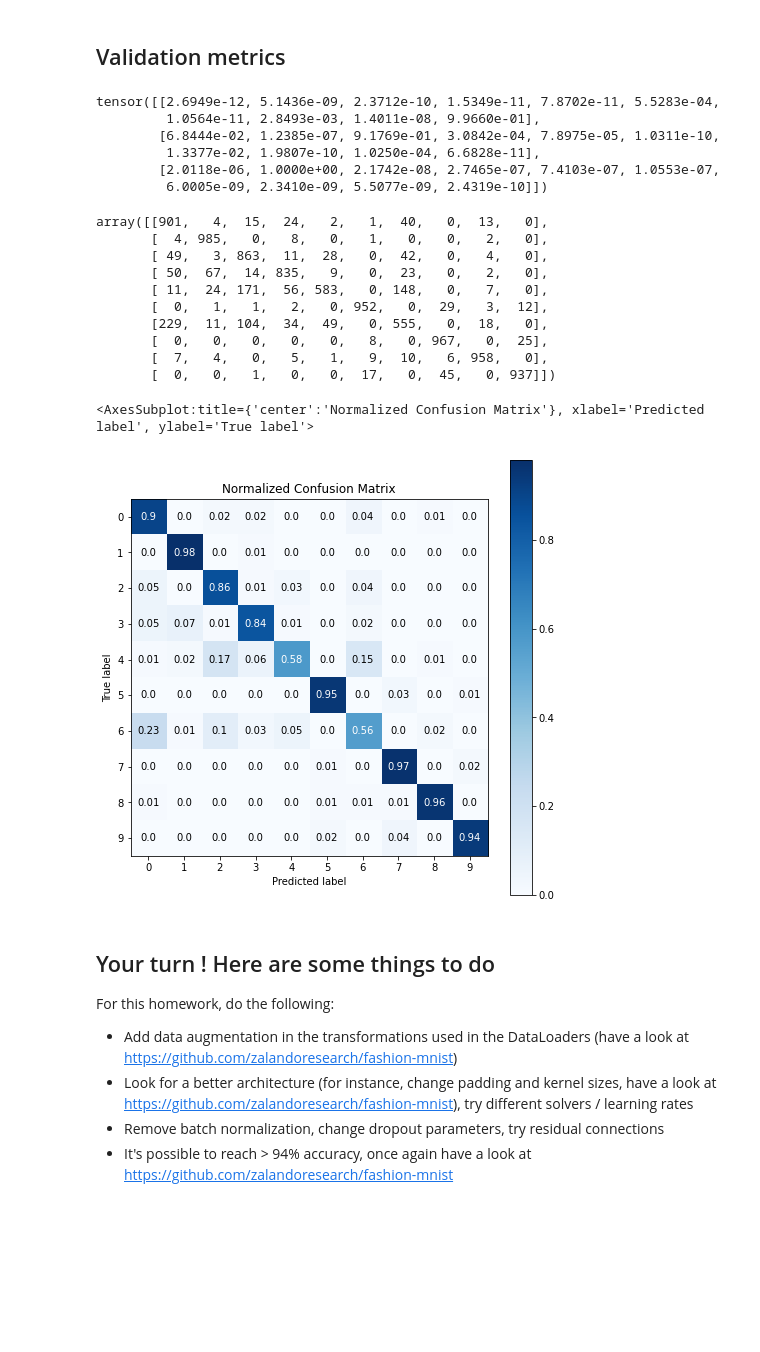
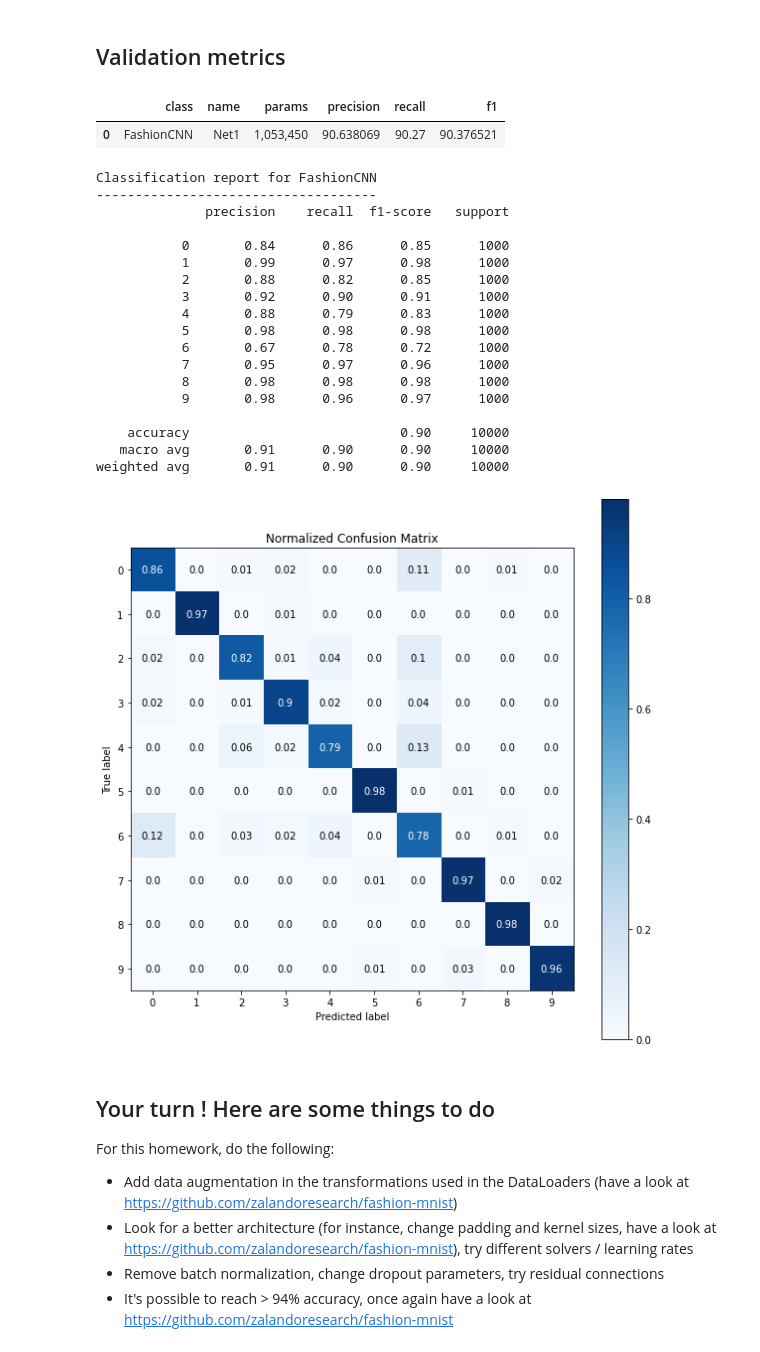
Before and after one commit to JLechuga94/DeepLearning, a Jupyter notebook: T4/tutorial04a.ipynb, the cells around one changed output. Drawn from its saved outputs; the diff is of its cells as text; code cells hidden in the pictures; blank space fills up the shorter version.

Commit message:
Reworked notebook, added performance metrics

```diff
--- a/T4/tutorial04a.ipynb
+++ b/T4/tutorial04a.ipynb
@@ -118,7 +294,7 @@ Since we will use pytorch-lightning, our class needs to inherit from pl.Lightnin
 # %%
 class FashionCNN(pl.LightningModule):
 
-    def __init__(self):
+    def __init__(self, model_name):
         super(FashionCNN, self).__init__()
 
         # First convolutional block
@@ -152,6 +328,7 @@ class FashionCNN(pl.LightningModule):
         self.drop2 = nn.Dropout2d(0.3)
         self.fc3 = nn.Linear(in_features=120, out_features=10)
         self.accuracy = pl.metrics.Accuracy()
+        self.name = model_name
 
     def encoder(self, x):
         out = self.conv_block1(x)
@@ -184,9 +361,11 @@ class FashionCNN(pl.LightningModule):
         return loss
 
     def training_step(self, batch, batch_idx):
+        self.train()
         return self._step_util(batch, batch_idx, "train")
 
     def validation_step(self, batch, batch_idx):
+        self.eval()
         return self._step_util(batch, batch_idx, "valid")
 
     def configure_optimizers(self):
@@ -219,0 +373,2 @@ tensor([[-0.1912,  0.0099, -0.0815,  0.0891, -0.1768,  0.5626,  0.3856, -0.3285,
+# %%
+net = FashionCNN("Net1")
@@ -242,9 +400,7 @@ FashionCNN(
 # %%
 # Initialize a trainer
 trainer = pl.Trainer(gpus=gpu, progress_bar_refresh_rate=20, fast_dev_run=True)
-
-# Train the model ⚡
-trainer.fit(net, train_dataloader=train_loader, val_dataloaders=valid_loader)
+trainer.fit(net, train_dataloader=dataloaders['train'], val_dataloaders=dataloaders['val'])
 # %% [output]
 GPU available: True, used: True
 TPU available: None, using: 0 TPU cores
@@ -327,6 +474,6 @@ Reusing TensorBoard on port 6006 (pid 153347), started 3:47:11 ago. (Use '!kill
 # %%
 trainer = pl.Trainer(gpus=gpu, max_epochs=num_epochs, progress_bar_refresh_rate=20)
-trainer.fit(net, train_dataloader=train_loader, val_dataloaders=valid_loader)
+trainer.fit(net, train_dataloader=dataloaders['train'], val_dataloaders=dataloaders['val'])
 # %% [output]
 GPU available: True, used: True
 TPU available: None, using: 0 TPU cores
@@ -368,9 +500,0 @@ scores = F.softmax(predictions, dim=1)
-# %%
-scores[:3].detach()
-# %% [output]
-tensor([[2.6949e-12, 5.1436e-09, 2.3712e-10, 1.5349e-11, 7.8702e-11, 5.5283e-04,
-         1.0564e-11, 2.8493e-03, 1.4011e-08, 9.9660e-01],
-        [6.8444e-02, 1.2385e-07, 9.1769e-01, 3.0842e-04, 7.8975e-05, 1.0311e-10,
-         1.3377e-02, 1.9807e-10, 1.0250e-04, 6.6828e-11],
-        [2.0118e-06, 1.0000e+00, 2.1742e-08, 2.7465e-07, 7.4103e-07, 1.0553e-07,
-         6.0005e-09, 2.3410e-09, 5.5077e-09, 2.4319e-10]])
@@ -379,26 +501,30 @@ tensor([[2.6949e-12, 5.1436e-09, 2.3712e-10, 1.5349e-11, 7.8702e-11, 5.5283e-04,
-# %%
-import matplotlib.pyplot as plt
-from sklearn.metrics import confusion_matrix
-import scikitplot as skplt
-
-cm = confusion_matrix(fmnist_valid.targets, scores.argmax(dim=1))
-cm
-# %% [output]
-array([[901,   4,  15,  24,   2,   1,  40,   0,  13,   0],
-       [  4, 985,   0,   8,   0,   1,   0,   0,   2,   0],
-       [ 49,   3, 863,  11,  28,   0,  42,   0,   4,   0],
-       [ 50,  67,  14, 835,   9,   0,  23,   0,   2,   0],
-       [ 11,  24, 171,  56, 583,   0, 148,   0,   7,   0],
-       [  0,   1,   1,   2,   0, 952,   0,  29,   3,  12],
-       [229,  11, 104,  34,  49,   0, 555,   0,  18,   0],
-       [  0,   0,   0,   0,   0,   8,   0, 967,   0,  25],
-       [  7,   4,   0,   5,   1,   9,  10,   6, 958,   0],
-       [  0,   0,   1,   0,   0,  17,   0,  45,   0, 937]])
-# %%
-skplt.metrics.plot_confusion_matrix(fmnist_valid.targets, scores.argmax(dim=1), normalize=True, figsize=(8, 8))
-# %% [output]
-<AxesSubplot:title={'center':'Normalized Confusion Matrix'}, xlabel='Predicted label', ylabel='True label'>
-[figure, removed]
+# %%
+cnn_arch_df.drop('y_hat', axis=1)
+# %% [output]
+|  | class | name | params | precision | recall | f1 |
+| 0 | FashionCNN | Net1 | 1,053,450 | 90.638069 | 90.27 | 90.376521 |
+# %%
+model_performance(net, dataloaders['val'])
+# %% [output]
+Classification report for FashionCNN
+------------------------------------
+              precision    recall  f1-score   support
+
+           0       0.84      0.86      0.85      1000
+           1       0.99      0.97      0.98      1000
+           2       0.88      0.82      0.85      1000
+           3       0.92      0.90      0.91      1000
+           4       0.88      0.79      0.83      1000
+           5       0.98      0.98      0.98      1000
+           6       0.67      0.78      0.72      1000
+           7       0.95      0.97      0.96      1000
+           8       0.98      0.98      0.98      1000
+           9       0.98      0.96      0.97      1000
+
+    accuracy                           0.90     10000
+   macro avg       0.91      0.90      0.90     10000
+weighted avg       0.91      0.90      0.90     10000
+[figure, added]
 # %% [markdown]
 ## Your turn ! Here are some things to do
 
```
Also changed, not shown: parts of 66 cells of this notebook.
